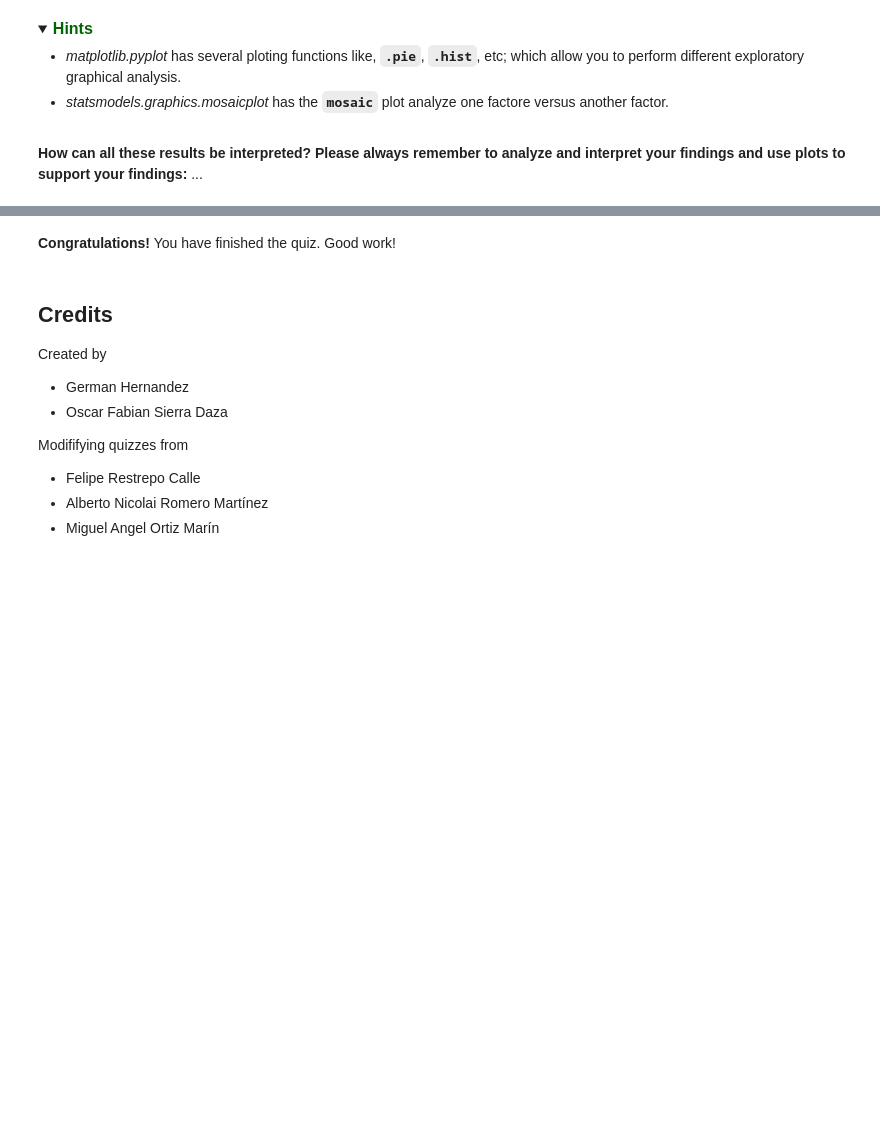
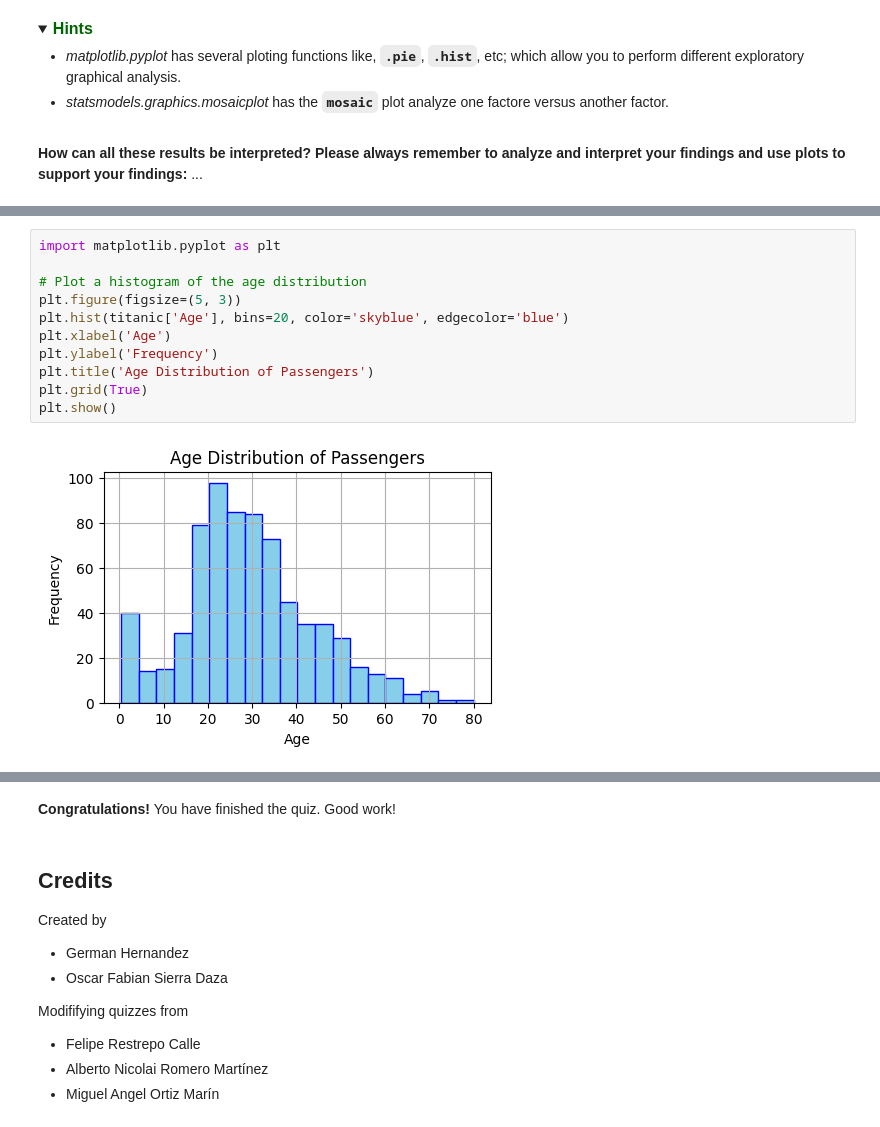
Before and after one commit to laurad08412/MetNumUN2024I, a Jupyter notebook: Quiz_2_Python_Pandas_UNCode.ipynb, the cells around one changed output, grey strips where cells are left out. Saved outputs shown, nothing was run; the diff lists cells and outputs as text; folded sections open; blank space fills up the shorter version.

```diff
--- a/Quiz_2_Python_Pandas_UNCode.ipynb
+++ b/Quiz_2_Python_Pandas_UNCode.ipynb
@@ -582,0 +748,13 @@ The output of the above cell should be:
+# %%
+import matplotlib.pyplot as plt
+
+# Plot a histogram of the age distribution
+plt.figure(figsize=(5, 3))
+plt.hist(titanic['Age'], bins=20, color='skyblue', edgecolor='blue')
+plt.xlabel('Age')
+plt.ylabel('Frequency')
+plt.title('Age Distribution of Passengers')
+plt.grid(True)
+plt.show()
+# %% [output]
+[figure, added]
```
Also changed, not shown: parts of 46 cells of this notebook.
